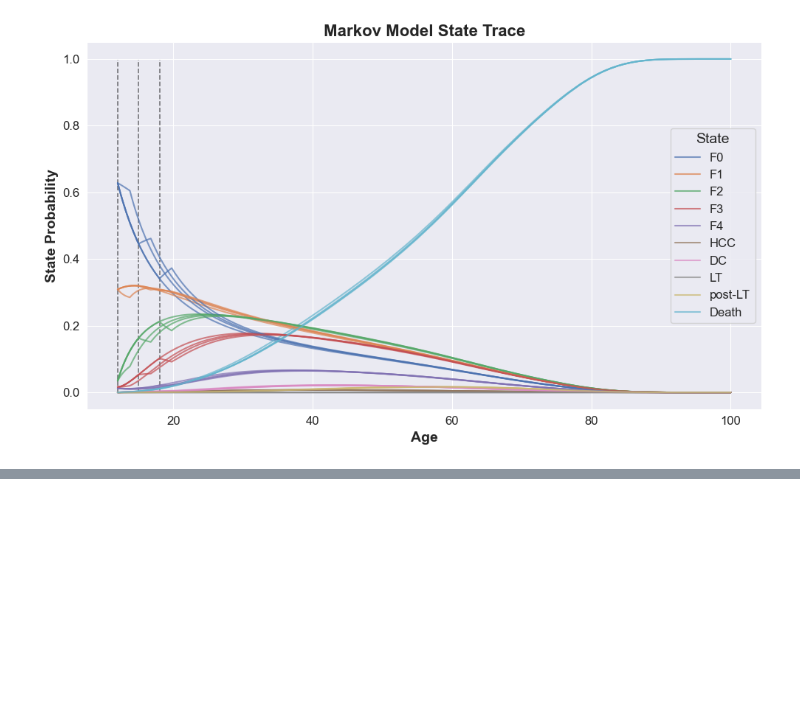
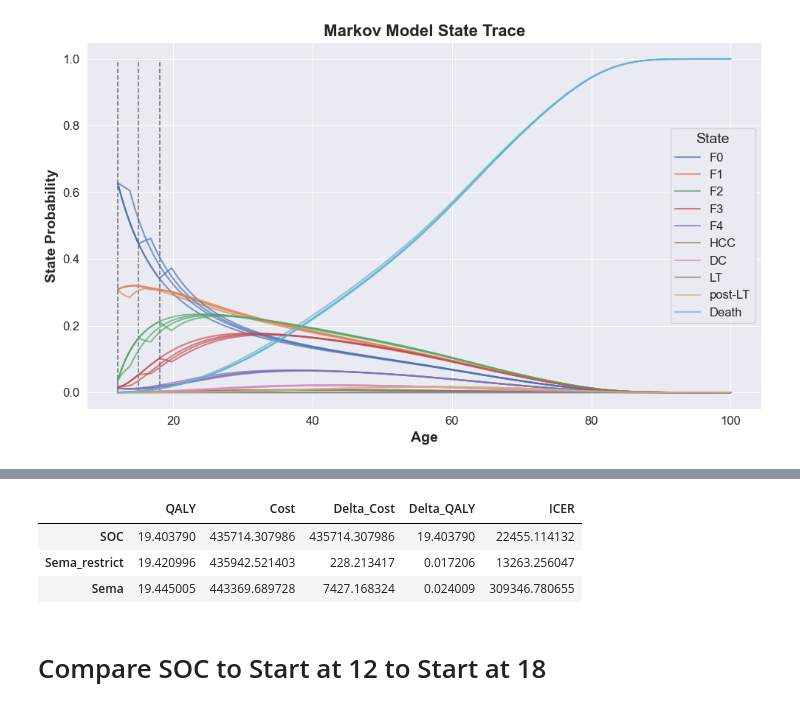
Before and after one commit to ConorMesser/glp1_cea, a Jupyter notebook: final_project.ipynb, the cells around one changed output, grey strips where cells are left out. Cells and saved outputs as stored; diff of their text form; code cells hidden in the pictures; blank space fills up the shorter version.

```diff
--- a/final_project.ipynb
+++ b/final_project.ipynb
@@ -578,0 +619,9 @@ fig.savefig('markov_trace_start_age_comparison.same_tx_duration.len_1_5.png', dp
+# %%
+gen_cea(results)
+# %% [output]
+|  | QALY | Cost | Delta_Cost | Delta_QALY | ICER |
+| SOC | 19.403790 | 435714.307986 | 435714.307986 | 19.403790 | 22455.114132 |
+| Sema_restrict | 19.420996 | 435942.521403 | 228.213417 | 0.017206 | 13263.256047 |
+| Sema | 19.445005 | 443369.689728 | 7427.168324 | 0.024009 | 309346.780655 |
+# %% [markdown]
+# Compare SOC to Start at 12 to Start at 18
```
Also changed, not shown: parts of 11 cells of this notebook, 2 other files.
